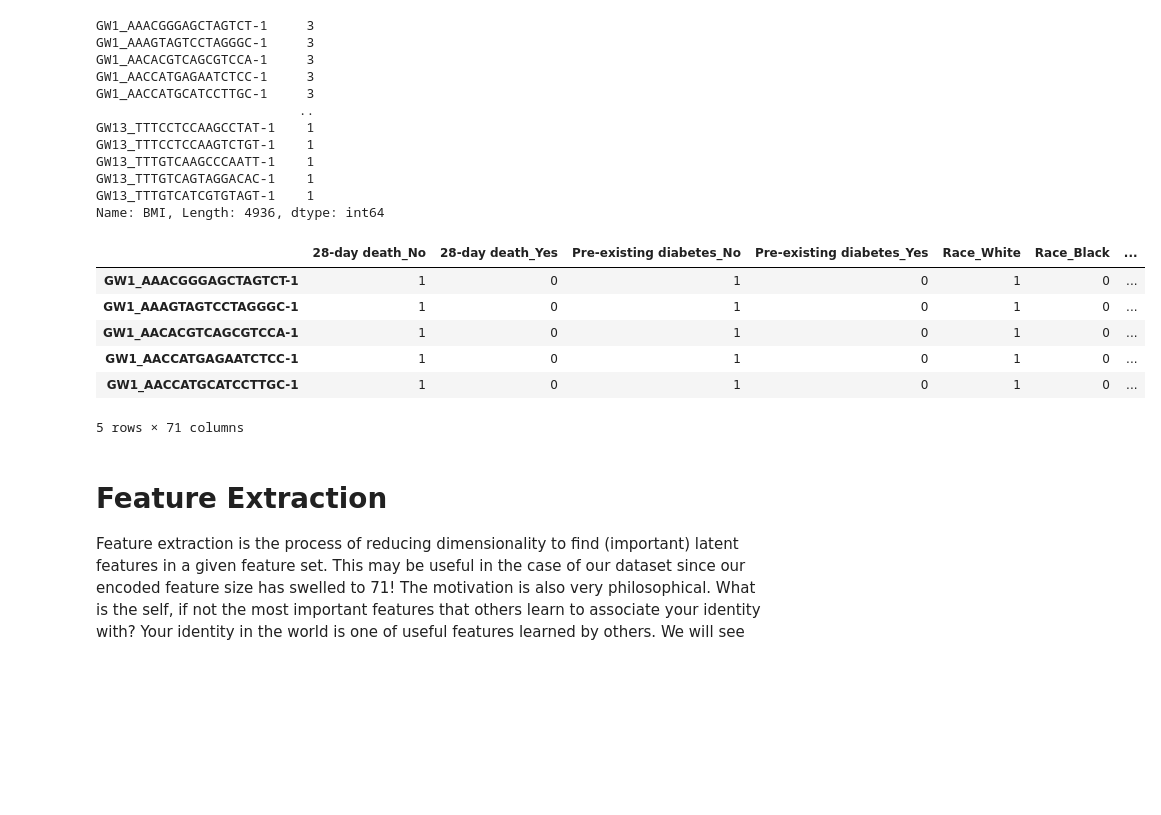
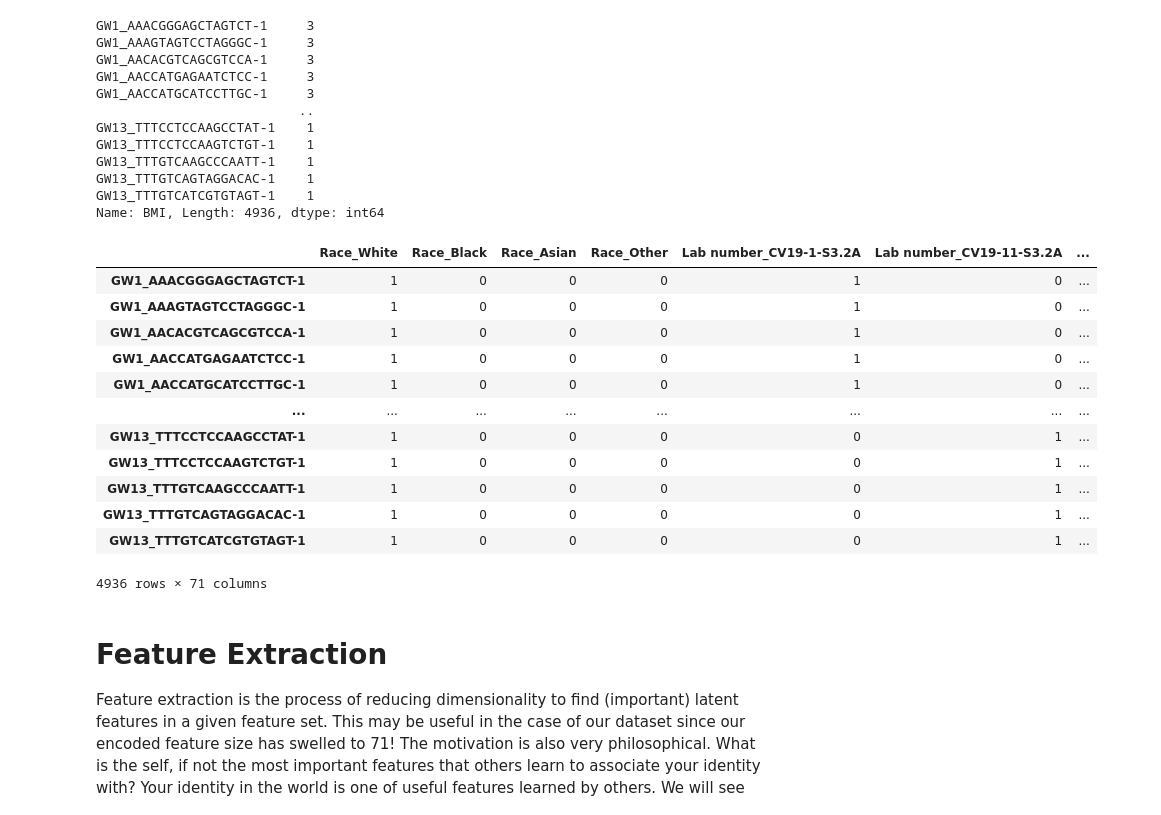
Before and after one commit to simonlevine/simonsays, a Jupyter notebook: _notebooks/2021-01-09-all-but-the-model.ipynb, the cells around one changed output. Saved outputs shown, nothing was run; the diff lists cells and outputs as text; code cells hidden in the pictures; blank space fills up the shorter version.

```diff
--- a/_notebooks/2021-01-09-all-but-the-model.ipynb
+++ b/_notebooks/2021-01-09-all-but-the-model.ipynb
@@ -255,16 +255,22 @@ GW13_TTTGTCAGTAGGACAC-1    1
 GW13_TTTGTCATCGTGTAGT-1    1
 Name: BMI, Length: 4936, dtype: int64
 # %%
-X = pd.concat([X_cat,X.drop(columns=cat_cols)],axis=1)
-X.head()
+X_concat = pd.concat([X_cat,X.drop(columns=cat_cols)],axis=1)
+X_concat
 # %% [output]
-|  | 28-day death_No | 28-day death_Yes | Pre-existing diabetes_No | Pre-existing diabetes_Yes | Race_White | Race_Black | ... |
-| GW1_AAACGGGAGCTAGTCT-1 | 1 | 0 | 1 | 0 | 1 | 0 | ... |
-| GW1_AAAGTAGTCCTAGGGC-1 | 1 | 0 | 1 | 0 | 1 | 0 | ... |
-| GW1_AACACGTCAGCGTCCA-1 | 1 | 0 | 1 | 0 | 1 | 0 | ... |
-| GW1_AACCATGAGAATCTCC-1 | 1 | 0 | 1 | 0 | 1 | 0 | ... |
-| GW1_AACCATGCATCCTTGC-1 | 1 | 0 | 1 | 0 | 1 | 0 | ... |
+|  | Race_White | Race_Black | Race_Asian | Race_Other | Lab number_CV19-1-S3.2A | Lab number_CV19-11-S3.2A | ... |
+| GW1_AAACGGGAGCTAGTCT-1 | 1 | 0 | 0 | 0 | 1 | 0 | ... |
+| GW1_AAAGTAGTCCTAGGGC-1 | 1 | 0 | 0 | 0 | 1 | 0 | ... |
+| GW1_AACACGTCAGCGTCCA-1 | 1 | 0 | 0 | 0 | 1 | 0 | ... |
+| GW1_AACCATGAGAATCTCC-1 | 1 | 0 | 0 | 0 | 1 | 0 | ... |
+| GW1_AACCATGCATCCTTGC-1 | 1 | 0 | 0 | 0 | 1 | 0 | ... |
+| ... | ... | ... | ... | ... | ... | ... | ... |
+| GW13_TTTCCTCCAAGCCTAT-1 | 1 | 0 | 0 | 0 | 0 | 1 | ... |
+| GW13_TTTCCTCCAAGTCTGT-1 | 1 | 0 | 0 | 0 | 0 | 1 | ... |
+| GW13_TTTGTCAAGCCCAATT-1 | 1 | 0 | 0 | 0 | 0 | 1 | ... |
+| GW13_TTTGTCAGTAGGACAC-1 | 1 | 0 | 0 | 0 | 0 | 1 | ... |
+| GW13_TTTGTCATCGTGTAGT-1 | 1 | 0 | 0 | 0 | 0 | 1 | ... |
-5 rows × 71 columns
+4936 rows × 71 columns
 # %% [markdown]
 # Feature Extraction
 
```
Also changed, not shown: parts of 24 cells of this notebook.
